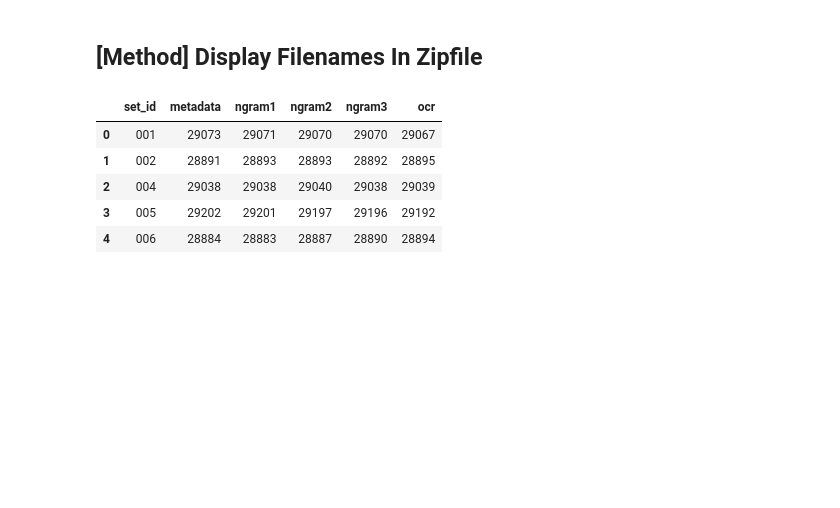
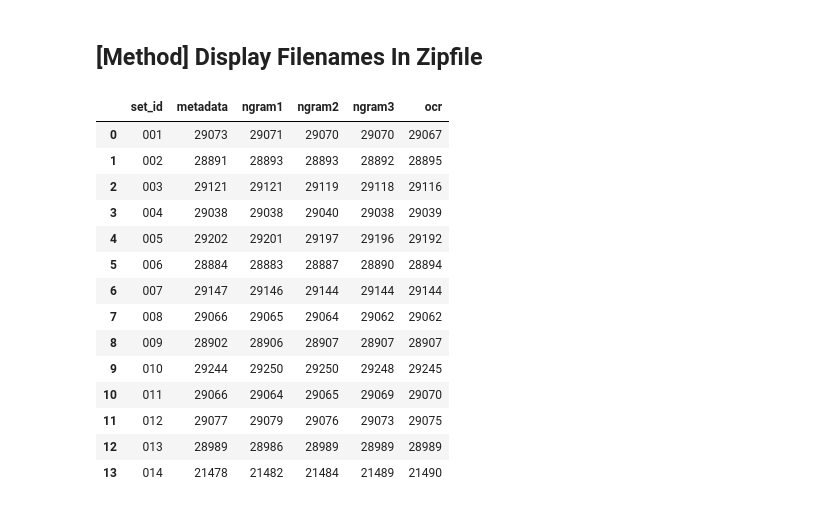
Before and after one commit to lishixuan001/Computational-Analysis-For-Social-Science, a Jupyter notebook: N-Gram/FixedMappingVersion/FilesCheck.ipynb, the cells around one changed output. Cells and saved outputs as stored; diff of their text form; code cells hidden in the pictures; blank space fills up the shorter version.

```diff
--- a/N-Gram/FixedMappingVersion/FilesCheck.ipynb
+++ b/N-Gram/FixedMappingVersion/FilesCheck.ipynb
@@ -290,14 +290,23 @@ for zip_id in counts_in_zipfiles:
 index = list(range(len(data)))
 df_counts = pd.DataFrame(data, columns=columns, index=index)
 # %%
-df_counts.head()
+df_counts
 # %% [output]
 |  | set_id | metadata | ngram1 | ngram2 | ngram3 | ocr |
 | 0 | 001 | 29073 | 29071 | 29070 | 29070 | 29067 |
 | 1 | 002 | 28891 | 28893 | 28893 | 28892 | 28895 |
-| 2 | 004 | 29038 | 29038 | 29040 | 29038 | 29039 |
-| 3 | 005 | 29202 | 29201 | 29197 | 29196 | 29192 |
-| 4 | 006 | 28884 | 28883 | 28887 | 28890 | 28894 |
+| 2 | 003 | 29121 | 29121 | 29119 | 29118 | 29116 |
+| 3 | 004 | 29038 | 29038 | 29040 | 29038 | 29039 |
+| 4 | 005 | 29202 | 29201 | 29197 | 29196 | 29192 |
+| 5 | 006 | 28884 | 28883 | 28887 | 28890 | 28894 |
+| 6 | 007 | 29147 | 29146 | 29144 | 29144 | 29144 |
+| 7 | 008 | 29066 | 29065 | 29064 | 29062 | 29062 |
+| 8 | 009 | 28902 | 28906 | 28907 | 28907 | 28907 |
+| 9 | 010 | 29244 | 29250 | 29250 | 29248 | 29245 |
+| 10 | 011 | 29066 | 29064 | 29065 | 29069 | 29070 |
+| 11 | 012 | 29077 | 29079 | 29076 | 29073 | 29075 |
+| 12 | 013 | 28989 | 28986 | 28989 | 28989 | 28989 |
+| 13 | 014 | 21478 | 21482 | 21484 | 21489 | 21490 |
 # %%
 """
 Differences Explicit
```
Also changed, not shown: parts of 9 cells of this notebook, 6 other files.
